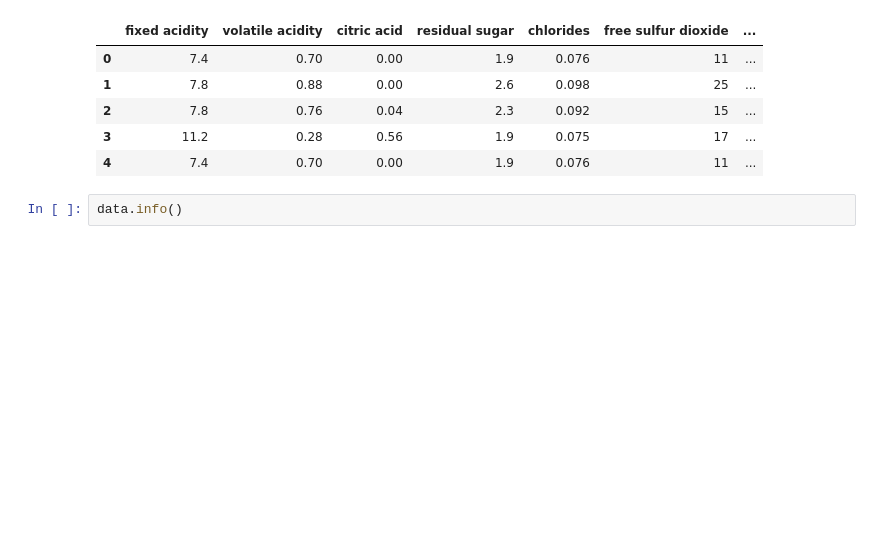
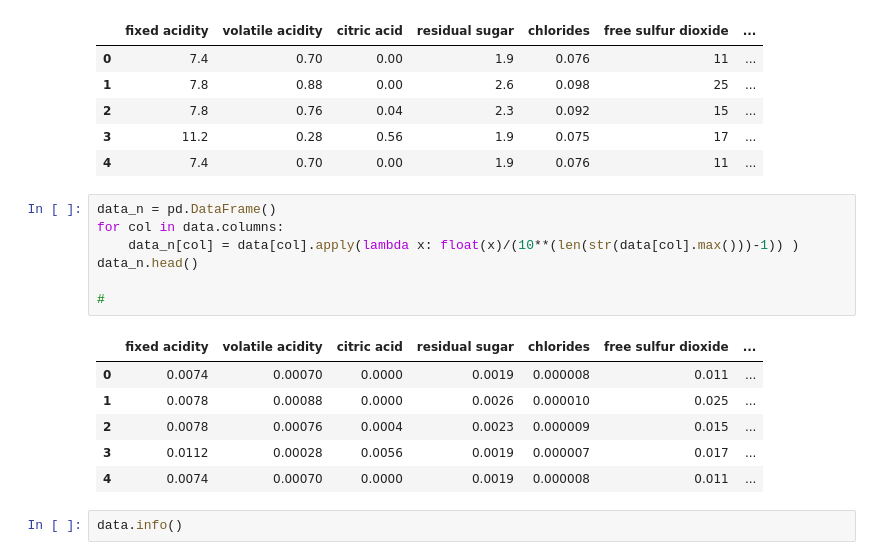
Before and after one commit to vladimirdubal/DAT_SF_16, a Jupyter notebook: homework/Homework4.ipynb, the cells around one changed output. Cells and saved outputs as stored; diff of their text form; blank space fills up the shorter version.

```diff
--- a/homework/Homework4.ipynb
+++ b/homework/Homework4.ipynb
@@ -335,6 +347,20 @@ data.head()
 | 2 | 7.8 | 0.76 | 0.04 | 2.3 | 0.092 | 15 | ... |
 | 3 | 11.2 | 0.28 | 0.56 | 1.9 | 0.075 | 17 | ... |
 | 4 | 7.4 | 0.70 | 0.00 | 1.9 | 0.076 | 11 | ... |
+# %%
+data_n = pd.DataFrame()
+for col in data.columns:
+    data_n[col] = data[col].apply(lambda x: float(x)/(10**(len(str(data[col].max()))-1)) )
+data_n.head()
+
+#
+# %% [output]
+|  | fixed acidity | volatile acidity | citric acid | residual sugar | chlorides | free sulfur dioxide | ... |
+| 0 | 0.0074 | 0.00070 | 0.0000 | 0.0019 | 0.000008 | 0.011 | ... |
+| 1 | 0.0078 | 0.00088 | 0.0000 | 0.0026 | 0.000010 | 0.025 | ... |
+| 2 | 0.0078 | 0.00076 | 0.0004 | 0.0023 | 0.000009 | 0.015 | ... |
+| 3 | 0.0112 | 0.00028 | 0.0056 | 0.0019 | 0.000007 | 0.017 | ... |
+| 4 | 0.0074 | 0.00070 | 0.0000 | 0.0019 | 0.000008 | 0.011 | ... |
 # %%
 data.info()
 # %% [output]
```
Also changed, not shown: parts of 21 cells of this notebook.
